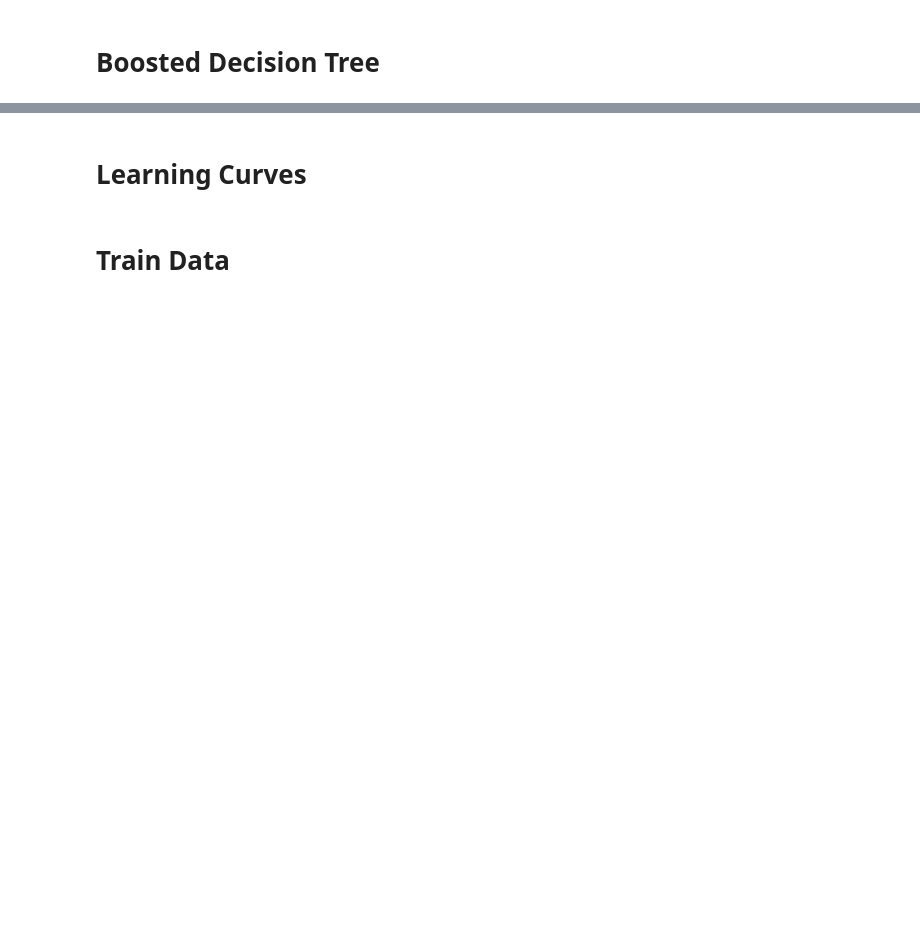
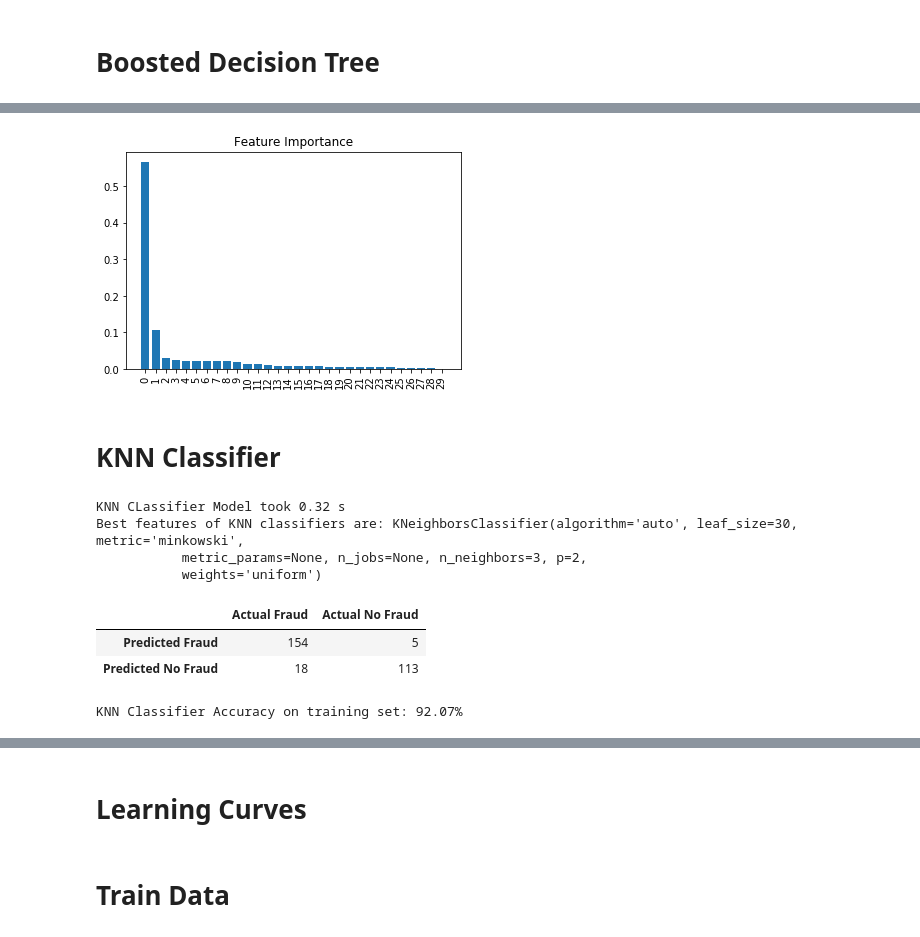
Before and after one commit to lakshaymalhotra123/Credit-Card-Fraud-Detection, a Jupyter notebook: CCDF Assignment 2.ipynb, the cells around one changed output, grey strips where cells are left out. Cells and saved outputs as stored; diff of their text form; code cells hidden in the pictures; blank space fills up the shorter version.

```diff
--- a/CCDF Assignment 2.ipynb
+++ b/CCDF Assignment 2.ipynb
@@ -773,7 +984,7 @@ graph
 XGboost_tree_params_test = { "max_depth": list(range(2,4,1)),
               "reg_lambda": list(range(5,7,1))}
 t2 = time.time()
-XGboost_grid_tree_test = GridSearchCV(XGBClassifier(), XGboost_tree_params_test).fit(X, y)
+XGboost_grid_tree_test = GridSearchCV(XGBClassifier(), XGboost_tree_params_test).fit(X_test, y_test)
 t3 = time.time()
 print("Decision Tree Model took {:.2} s".format(t3 - t2))
 
@@ -791,21 +1010,24 @@ print("Decision Tree Accuracy on training set: {:.4f}".format(accuracy_score(y_t
 # %%
 # Feature Importance
-importances = XGboost_tree_test.feature_importances_
+importances = XGboost_tree_clf_test.feature_importances_
 # Sort feature importances in descending order
 indices = np.argsort(importances)[::-1]
 
 # Rearrange feature names so they match the sorted feature importances
 
 # Create plot
 plt.figure()
 
 # Create plot title
 plt.title("Feature Importance")
 
 # Add bars
 plt.bar(range(X_test.shape[1]), importances[indices])
 
 # Add feature names as x-axis labels
 plt.xticks(range(X_test.shape[1]), rotation=90)
 
 # Show plot
+plt.show()
+# %% [output]
+[figure, added]
@@ -822,0 +1034,35 @@ display(thisIsTheImage)
+# %% [markdown]
+# KNN Classifier
+# %%
+# DecisionTree Classifier
+knears_params_test = {"n_neighbors": list(range(2,5,1)), 'algorithm': ['auto', 'ball_tree', 'kd_tree', 'brute']}
+
+t2 = time.time()
+grid_knears_test = GridSearchCV(KNeighborsClassifier(), knears_params_test).fit(X_test, y_test)
+t3 = time.time()
+print("KNN CLassifier Model took {:.2} s".format(t3 - t2))
+
+
+# KNears best estimator
+knears_neighbors_test = grid_knears_test.best_estimator_
+print('Best features of KNN classifiers are:',knears_neighbors_test)
+# %% [output]
+KNN CLassifier Model took 0.32 s
+Best features of KNN classifiers are: KNeighborsClassifier(algorithm='auto', leaf_size=30, metric='minkowski',
+           metric_params=None, n_jobs=None, n_neighbors=3, p=2,
+           weights='uniform')
+# %%
+# Confusion Matrix for Decision Tree
+Knn_pred_test = knears_neighbors.predict(X_test)
+Knn_cm_test = np.array(confusion_matrix(y_test,Knn_pred_test))
+Knn_Conf_matrix_test = pd.DataFrame(Knn_cm_test,index = ['Predicted Fraud','Predicted No Fraud'],\
+                             columns = ['Actual Fraud','Actual No Fraud'])
+Knn_Conf_matrix_test
+# %% [output]
+|  | Actual Fraud | Actual No Fraud |
+| Predicted Fraud | 154 | 5 |
+| Predicted No Fraud | 18 | 113 |
+# %%
+print('KNN Classifier Accuracy on test set:', round(accuracy_score(y_test,Knn_pred_test) * 100, 2).astype(str) + '%')
+# %% [output]
+KNN Classifier Accuracy on training set: 92.07%
```
Also changed, not shown: parts of 85 cells of this notebook.
